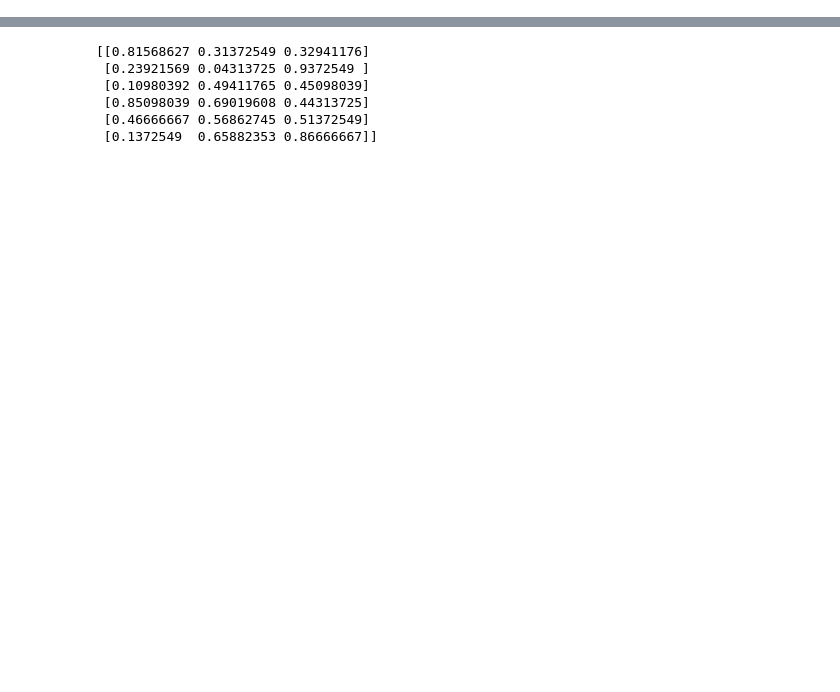
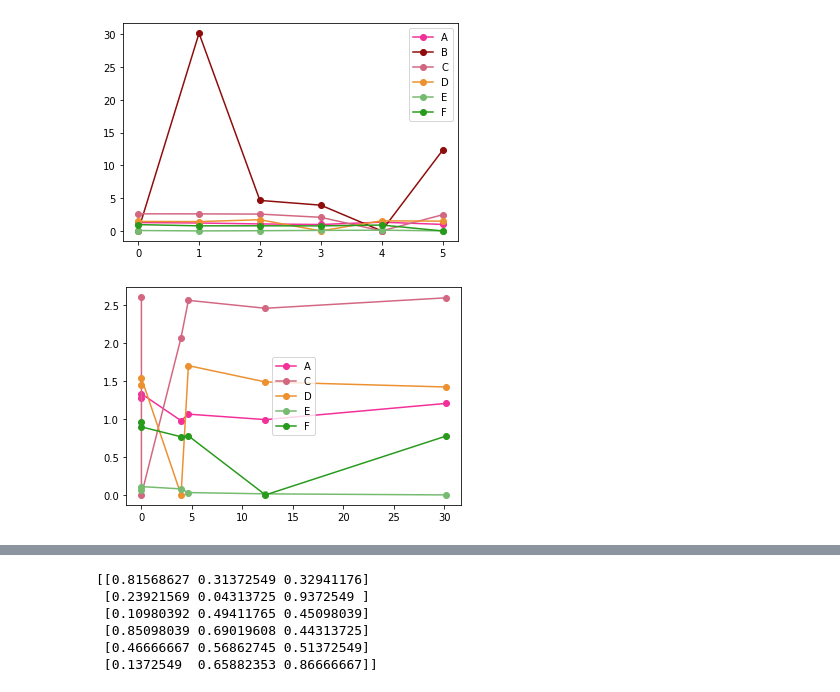
Before and after one commit to Skroko/02463-active-final-miniproject, a Jupyter notebook: actual.ipynb, the cells around one changed output, grey strips where cells are left out. Saved outputs shown, nothing was run; the diff lists cells and outputs as text; code cells hidden in the pictures; blank space fills up the shorter version.

```diff
--- a/actual.ipynb
+++ b/actual.ipynb
@@ -46,0 +30,3 @@ colors = np.random.randint(0,255,(n_vars,3))/255
+# %%
+means = np.array([np.mean(data) for data in data_files.values()])
+var = np.array([np.var(data) for data in data_files.values()])
@@ -46,0 +56,5 @@ colors = np.random.randint(0,255,(n_vars,3))/255
+# %%
+compare_stats(var,1,vars)
+# %% [output]
+[figure, added]
+[figure, added]
```
Also changed, not shown: parts of 18 cells of this notebook, 1 other file.
